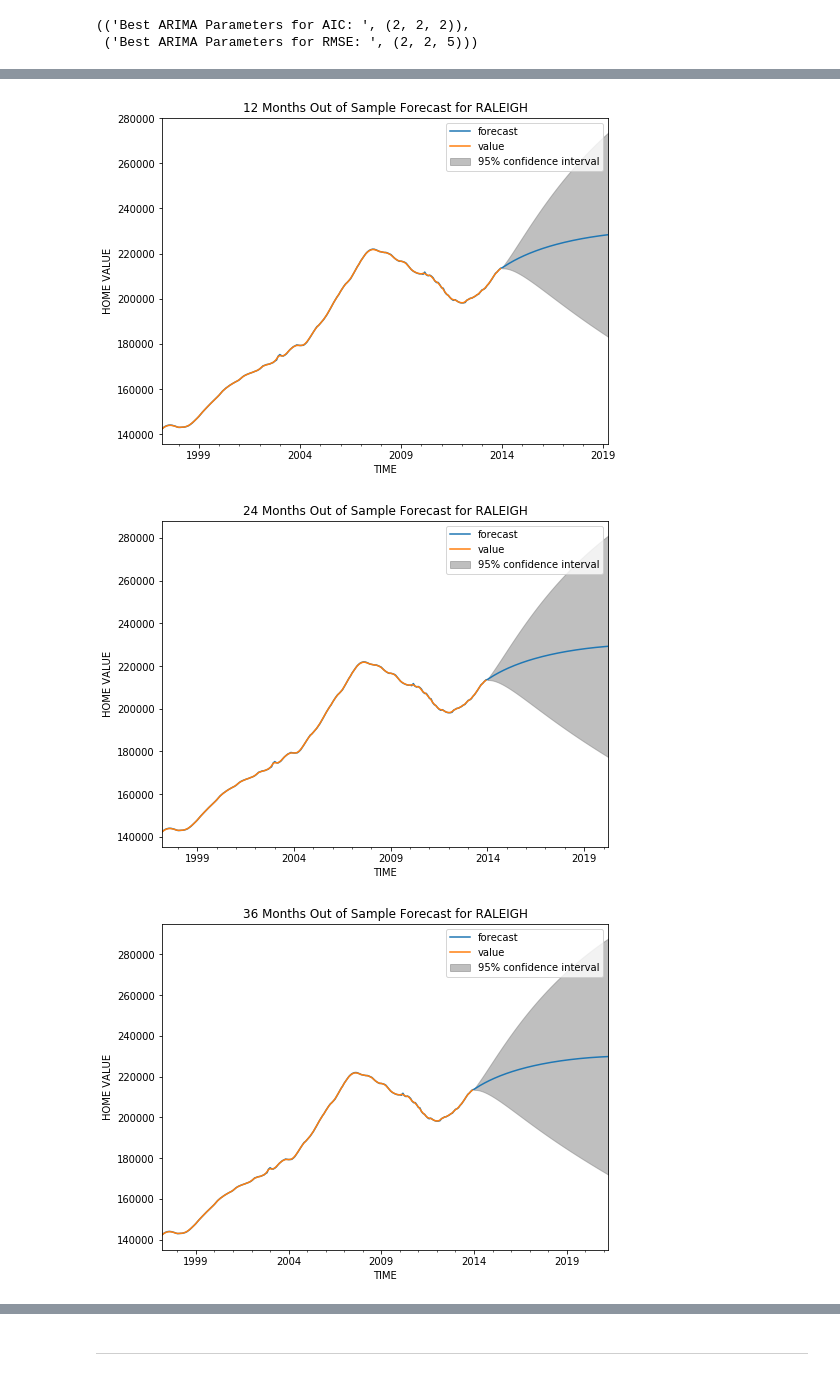
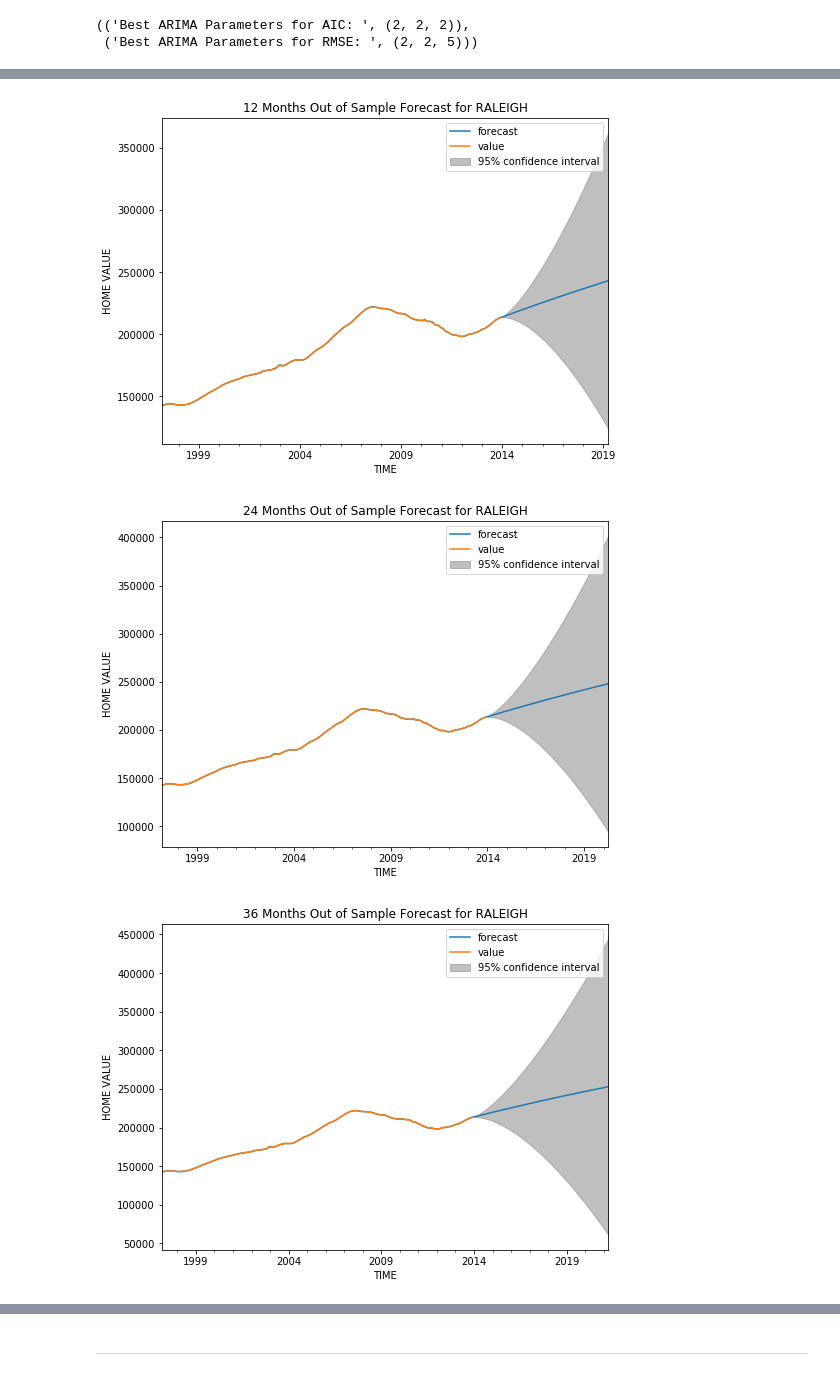
Before and after one commit to daveajstearns/mod4_project, a Jupyter notebook: starter_notebook.ipynb, the cells around one changed output, grey strips where cells are left out. Drawn from its saved outputs; the diff is of its cells as text; code cells hidden in the pictures.

```diff
--- a/starter_notebook.ipynb
+++ b/starter_notebook.ipynb
@@ -819,7 +819,7 @@ arima_search(raleigh, [2], [1,2], [1,2,3,4,5])
 (('Best ARIMA Parameters for AIC: ', (2, 2, 2)),
  ('Best ARIMA Parameters for RMSE: ', (2, 2, 5)))
 # %%
-arima(raleigh, (2,2,4), 'RALEIGH')
+arima(raleigh, (2,2,2), 'RALEIGH')
 # %% [output]
 ARIMA for RALEIGH
                              ARIMA Model Results
@@ -843,3 +843,3 @@ Percent change from 2010-04-1 to 2022-04-01:  9.192909594654122
-[figure, old version]
+[figure, new version]
-[figure, old version]
+[figure, new version]
-[figure, old version]
+[figure, new version]
```
Also changed, not shown: parts of 7 cells of this notebook.
